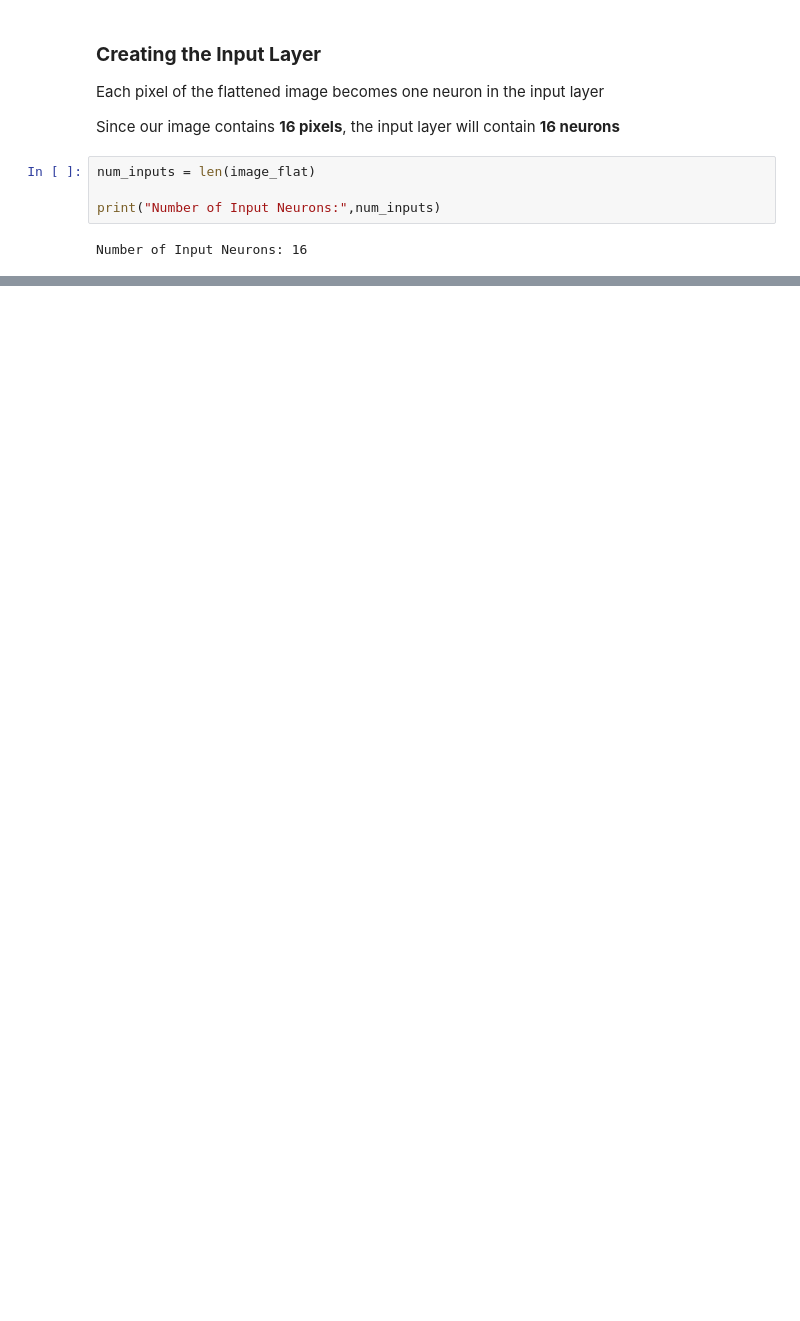
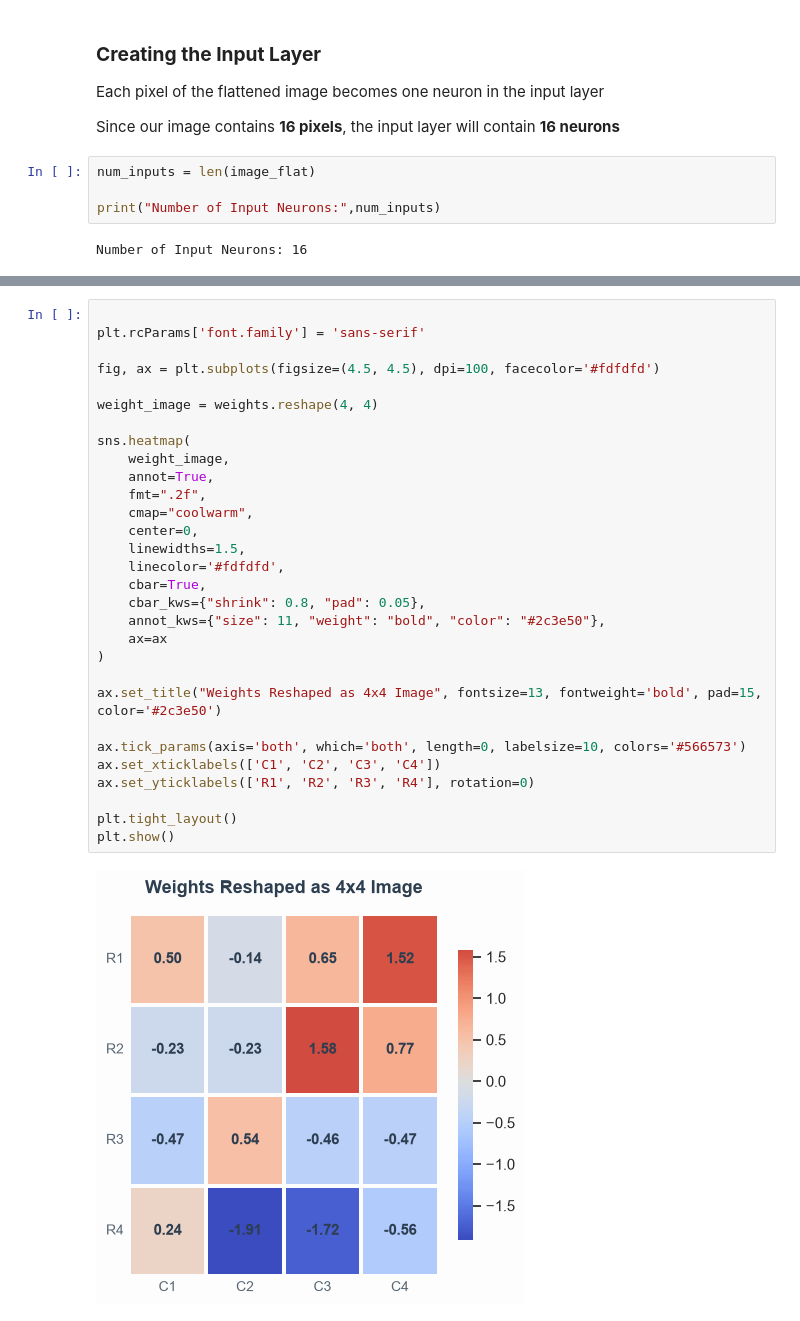
Before and after one commit to precious-05/neural_network, a Jupyter notebook: Neural_Net.ipynb, the cells around one changed output, grey strips where cells are left out. Cells and saved outputs as stored; diff of their text form; blank space fills up the shorter version.

```diff
--- a/Neural_Net.ipynb
+++ b/Neural_Net.ipynb
@@ -224,0 +323,32 @@ fig.show()
+# %%
+
+plt.rcParams['font.family'] = 'sans-serif'
+
+fig, ax = plt.subplots(figsize=(4.5, 4.5), dpi=100, facecolor='#fdfdfd')
+
+weight_image = weights.reshape(4, 4)
+
+sns.heatmap(
+    weight_image,
+    annot=True,
+    fmt=".2f",
+    cmap="coolwarm",
+    center=0,
+    linewidths=1.5,
+    linecolor='#fdfdfd',
+    cbar=True,
+    cbar_kws={"shrink": 0.8, "pad": 0.05},
+    annot_kws={"size": 11, "weight": "bold", "color": "#2c3e50"},
+    ax=ax
+)
+
+ax.set_title("Weights Reshaped as 4x4 Image", fontsize=13, fontweight='bold', pad=15, color='#2c3e50')
+
+ax.tick_params(axis='both', which='both', length=0, labelsize=10, colors='#566573')
+ax.set_xticklabels(['C1', 'C2', 'C3', 'C4'])
+ax.set_yticklabels(['R1', 'R2', 'R3', 'R4'], rotation=0)
+
+plt.tight_layout()
+plt.show()
+# %% [output]
+[figure, added]
```
Also changed, not shown: parts of 34 cells of this notebook.
